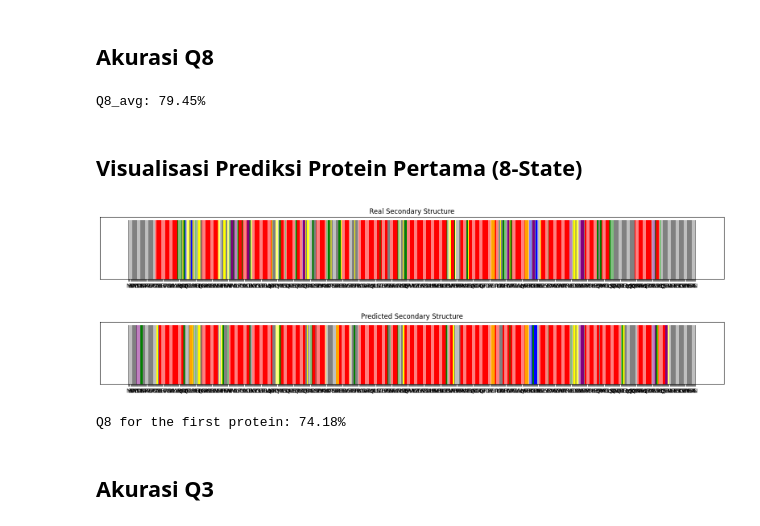
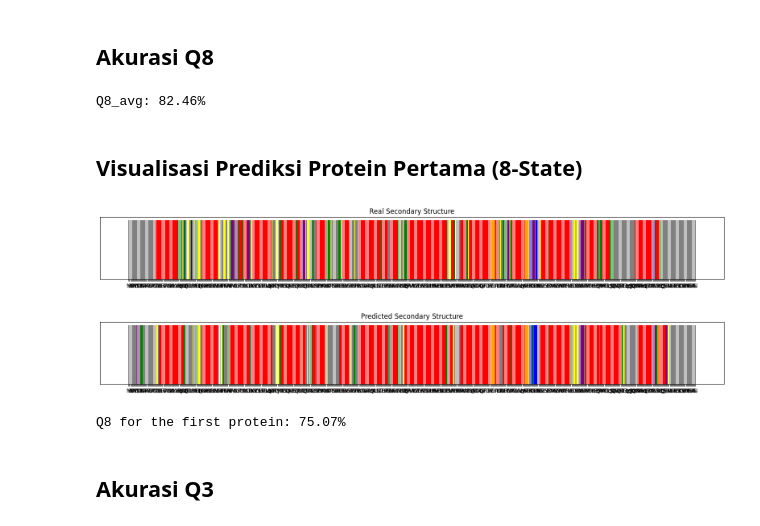
Before and after one commit to 4gungnand/Af3-cb513, a Jupyter notebook: Code/Testing_CASP12.ipynb, the cells around one changed output. Cells and saved outputs as stored; diff of their text form; code cells hidden in the pictures.

```diff
--- a/Code/Testing_CASP12.ipynb
+++ b/Code/Testing_CASP12.ipynb
@@ -76,7 +87,7 @@ df_test_casp12 = df_test_casp12.reset_index(drop=True)
 # %%
 # Standarkan format struktur sekunder prediksi menggunakan regex
 df_casp12['predicted_dssp8'] = df_casp12['predicted_dssp8'].str.replace('-', 'C', regex=True)
-df_casp12['predicted_dssp8'] = df_casp12['predicted_dssp8'].str.replace('P', 'I', regex=True)
+df_casp12['predicted_dssp8'] = df_casp12['predicted_dssp8'].str.replace('P', 'C', regex=True)
 # %%
 df_casp12
 # %% [output]
@@ -144,44 +155,44 @@ actual_list = df_test_casp12['dssp8'].tolist()  # Struktur sekunder yang sebenar
 q8_avg = calculate_q_average(predicted_list, actual_list)
 print(f"Q8_avg: {q8_avg:.2f}%")
 # %% [output]
-Q8_avg: 79.45%
+Q8_avg: 82.46%
 # %% [markdown]
 ## Visualisasi Prediksi Protein Pertama (8-State)
 # %%
 # Get the residue of the first protein
 residu = df_casp12['residue'].iloc[0]
 
 # Get the first protein's dssp8 predicted and actual secondary structure
 predicted_ss = df_casp12['predicted_dssp8'].iloc[0]
 actual_ss = df_test_casp12['dssp8'].iloc[0]
 
 # Define colors for secondary structure elements using 8-state DSSP
-colors = {'H': 'red', 'B': 'blue', 'E': 'blue', 'G': 'purple', 'I': 'orange', 'T': 'green', 'S': 'yellow', 'C': 'gray', 'L': 'black'}
+colors = {'H': 'red', 'B': 'blue', 'E': 'blue', 'G': 'purple', 'I': 'orange', 'T': 'green', 'S': 'yellow', 'C': 'gray'}
 # Plot
 fig, ax = plt.subplots(figsize=(20, 2))
 ax.bar(range(len(actual_ss)), [1]*len(actual_ss), color=[colors[ss] for ss in actual_ss])
 ax.set_xticks(range(len(actual_ss)))
 ax.set_xticklabels(residu, rotation=0, fontsize=10)
 ax.set_yticks([])
 ax.set_title("Real Secondary Structure")
 
 fig, ax = plt.subplots(figsize=(20, 2))
 ax.bar(range(len(predicted_ss)), [1]*len(predicted_ss), color=[colors[predicted_ss] for predicted_ss in predicted_ss])
 ax.set_xticks(range(len(predicted_ss)))
 ax.set_xticklabels(residu, rotation=0, fontsize=10)
 ax.set_yticks([])
 ax.set_title("Predicted Secondary Structure")
 
 plt.show()
 # %% [output]
 [figure]
-[figure, old version]
+[figure, new version]
 # %%
 # Akurasi Q8 protein pertama
 q8_first_protein = calculate_q_score(predicted_ss, actual_ss)
 print(f"Q8 for the first protein: {q8_first_protein:.2f}%")
 # %% [output]
-Q8 for the first protein: 74.18%
+Q8 for the first protein: 75.07%
 # %% [markdown]
 ## Akurasi Q3
 # %% [markdown]
```
Also changed, not shown: parts of 6 cells of this notebook, 7 other files.
